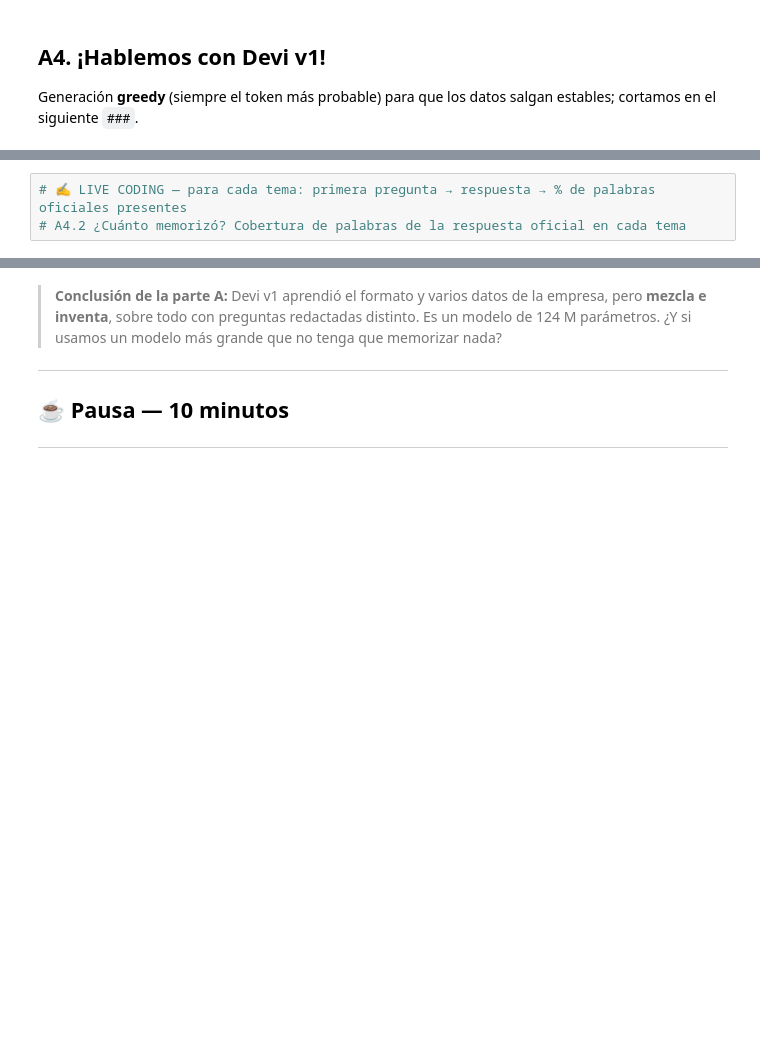
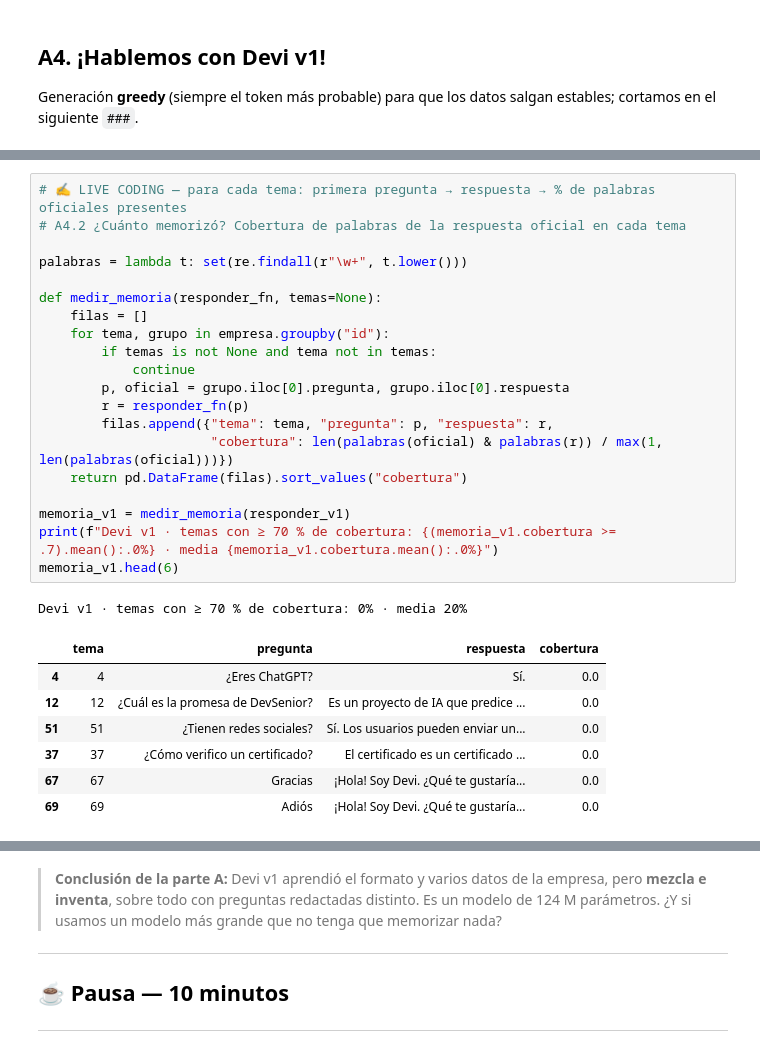
Before and after one commit to JuanDavidTriana/M6-Cientifico-Datos-IA-Aplicada-DevSeniorCode, a Jupyter notebook: Unidad 2/clase_03_ia_generativa_prompt_engineering/notebooks_estudiantes/Clase03_Devi_IA_Generativa_Prompt_Engineering_ESTUDIANTE.ipynb, the cells around one changed output, grey strips where cells are left out. Saved outputs shown, nothing was run; the diff lists cells and outputs as text; blank space fills up the shorter version.

```diff
--- a/Unidad 2/clase_03_ia_generativa_prompt_engineering/notebooks_estudiantes/Clase03_Devi_IA_Generativa_Prompt_Engineering_ESTUDIANTE.ipynb
+++ b/Unidad 2/clase_03_ia_generativa_prompt_engineering/notebooks_estudiantes/Clase03_Devi_IA_Generativa_Prompt_Engineering_ESTUDIANTE.ipynb
@@ -194,6 +373,32 @@ Generación **greedy** (siempre el token más probable) para que los datos salga
 # %%
 # ✍️ LIVE CODING — para cada tema: primera pregunta → respuesta → % de palabras oficiales presentes
 # A4.2 ¿Cuánto memorizó? Cobertura de palabras de la respuesta oficial en cada tema
+
+palabras = lambda t: set(re.findall(r"\w+", t.lower()))
+
+def medir_memoria(responder_fn, temas=None):
+    filas = []
+    for tema, grupo in empresa.groupby("id"):
+        if temas is not None and tema not in temas:
+            continue
+        p, oficial = grupo.iloc[0].pregunta, grupo.iloc[0].respuesta
+        r = responder_fn(p)
+        filas.append({"tema": tema, "pregunta": p, "respuesta": r,
+                      "cobertura": len(palabras(oficial) & palabras(r)) / max(1, len(palabras(oficial)))})
+    return pd.DataFrame(filas).sort_values("cobertura")
+
+memoria_v1 = medir_memoria(responder_v1)
+print(f"Devi v1 · temas con ≥ 70 % de cobertura: {(memoria_v1.cobertura >= .7).mean():.0%} · media {memoria_v1.cobertura.mean():.0%}")
+memoria_v1.head(6)
+# %% [output]
+Devi v1 · temas con ≥ 70 % de cobertura: 0% · media 20%
+|  | tema | pregunta | respuesta | cobertura |
+| 4 | 4 | ¿Eres ChatGPT? | Sí. | 0.0 |
+| 12 | 12 | ¿Cuál es la promesa de DevSenior? | Es un proyecto de IA que predice ... | 0.0 |
+| 51 | 51 | ¿Tienen redes sociales? | Sí. Los usuarios pueden enviar un... | 0.0 |
+| 37 | 37 | ¿Cómo verifico un certificado? | El certificado es un certificado ... | 0.0 |
+| 67 | 67 | Gracias | ¡Hola! Soy Devi. ¿Qué te gustaría... | 0.0 |
+| 69 | 69 | Adiós | ¡Hola! Soy Devi. ¿Qué te gustaría... | 0.0 |
 # %%
 # A4.3 (Opcional) Devi v1 de clase vs Devi entrenada ~2 h en la Clase 2
 if RUTA_DEVI_LARGO.exists():
```
Also changed, not shown: parts of 13 cells of this notebook, 4 other files.
